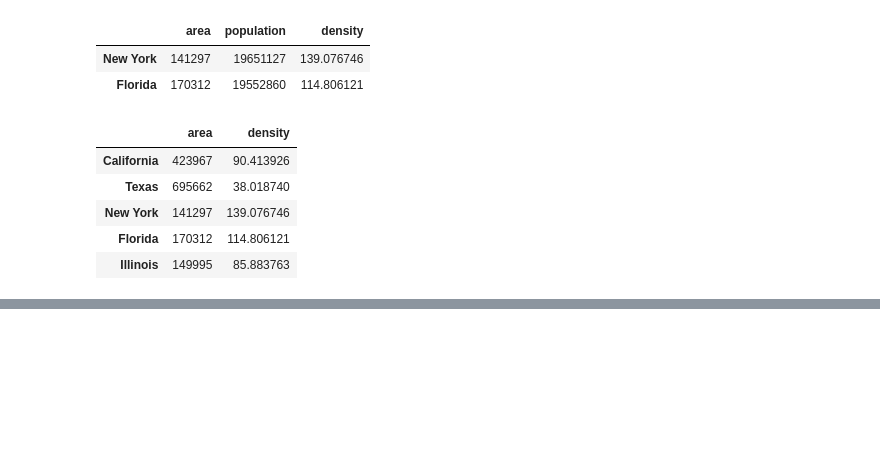
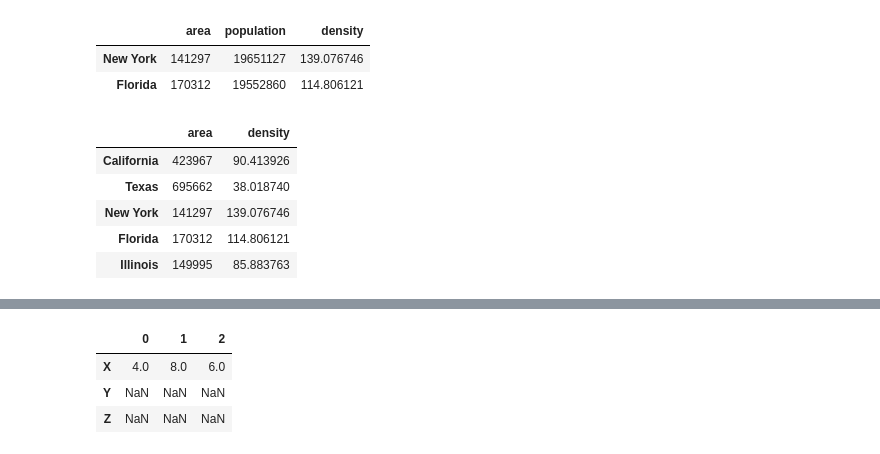
Before and after one commit to vaibhavpandeyprayag/python-ds-handbook, a Jupyter notebook: chapter_3_pandas.ipynb, the cells around one changed output, grey strips where cells are left out. Cells and saved outputs as stored; diff of their text form; code cells hidden in the pictures; blank space fills up the shorter version.

```diff
--- a/chapter_3_pandas.ipynb
+++ b/chapter_3_pandas.ipynb
@@ -295,0 +369,5 @@ stateDf.loc[:, ['area', 'density']]
+# %%
+A = pd.DataFrame(np.random.randint(0, 10, [2, 3]), index=list("XY"))
+print("A =", "\n", A)
+B = pd.DataFrame(np.random.randint(0, 10, [2, 3]), index=list("XZ"))
+print("B =", "\n", B)
@@ -295,0 +383,8 @@ stateDf.loc[:, ['area', 'density']]
+# %%
+C = A + B
+C
+# %% [output]
+|  | 0 | 1 | 2 |
+| X | 4.0 | 8.0 | 6.0 |
+| Y | NaN | NaN | NaN |
+| Z | NaN | NaN | NaN |
```
Also changed, not shown: parts of 12 cells of this notebook.
